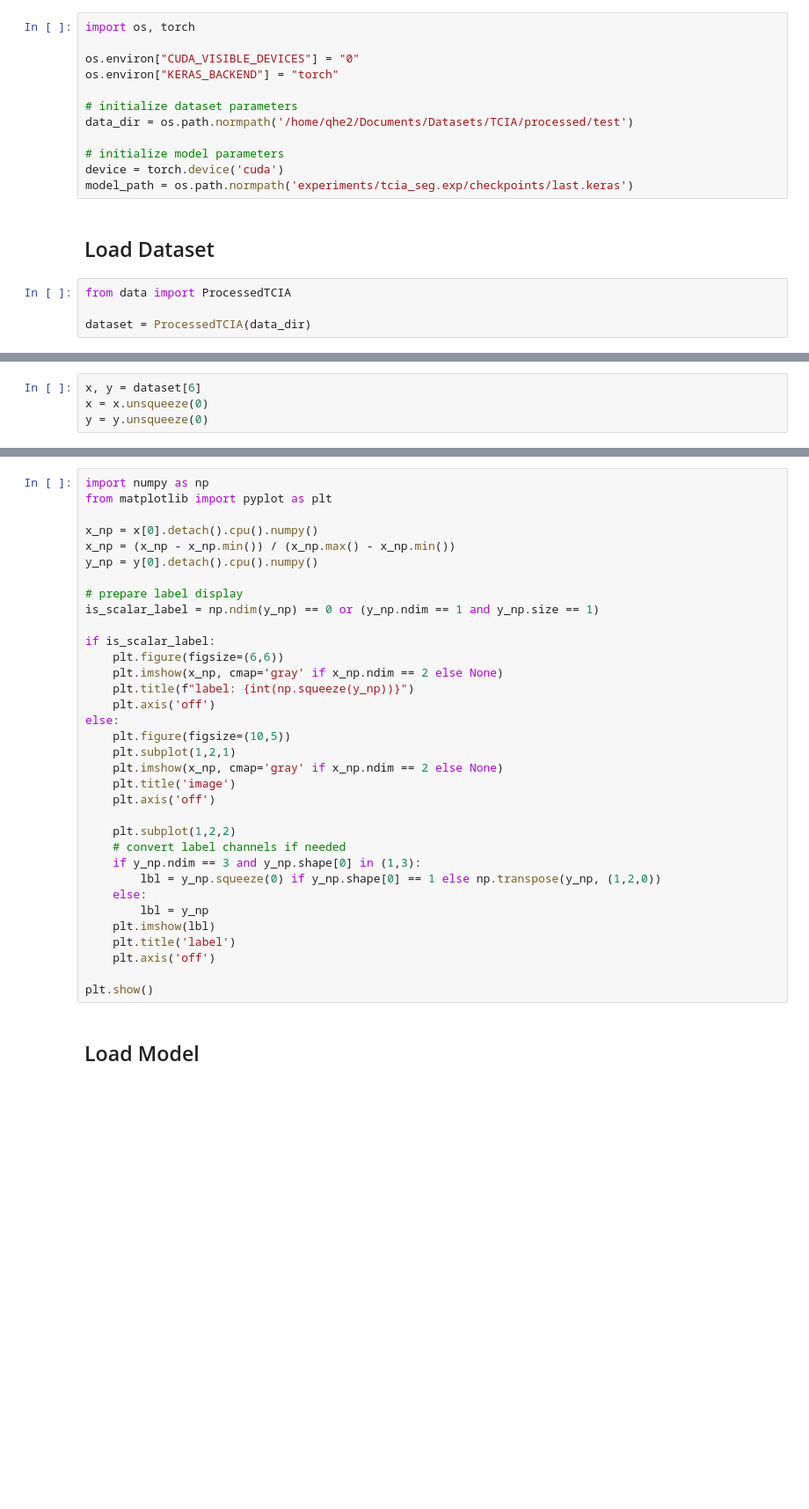
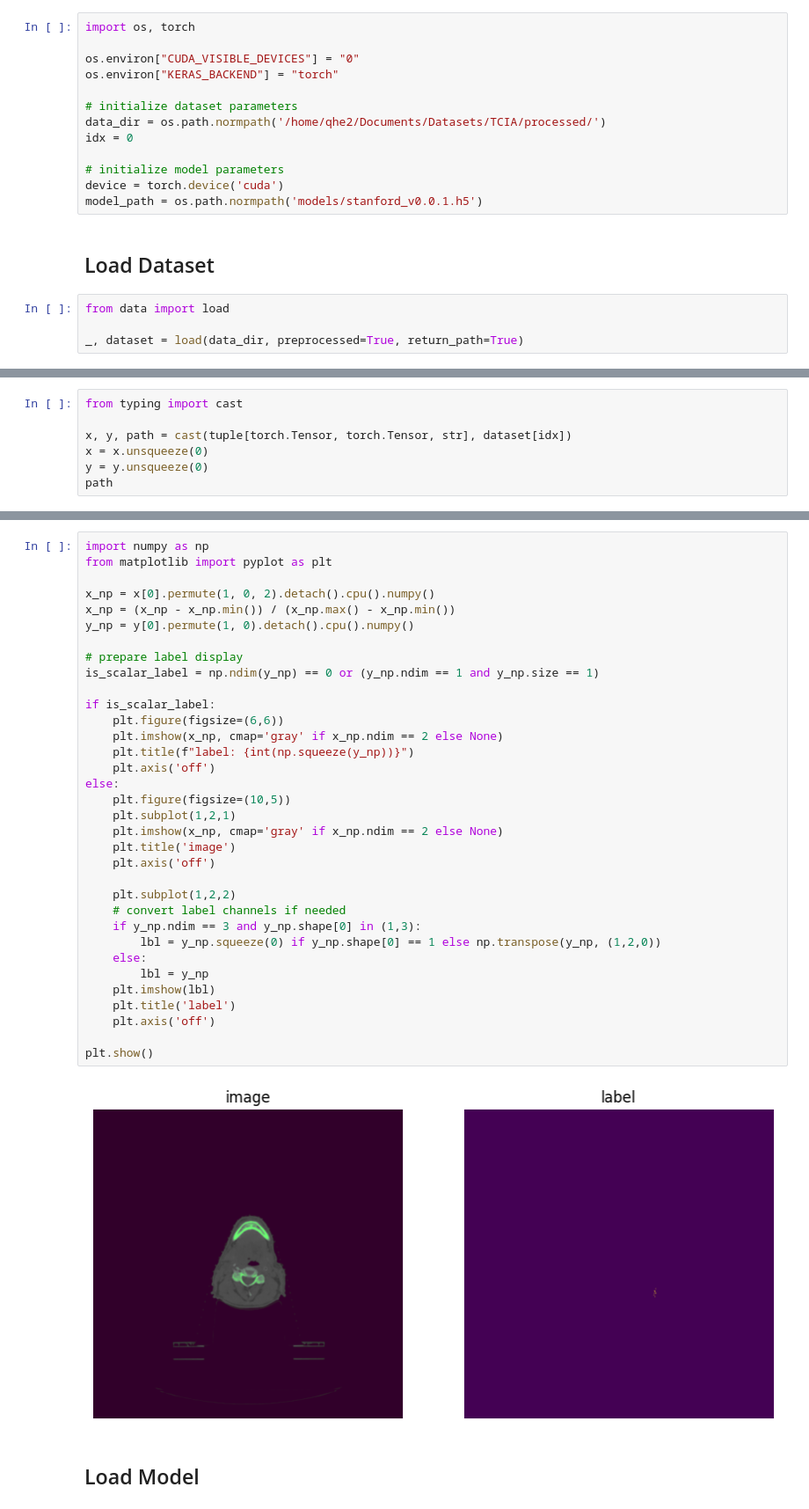
Before and after one commit to kisonho/comp2comp, a Jupyter notebook: eval.ipynb, the cells around one changed output, grey strips where cells are left out. Shown at 88% size. Drawn from its saved outputs; the diff is of its cells as text; blank space fills up the shorter version.

```diff
--- a/eval.ipynb
+++ b/eval.ipynb
@@ -7,14 +7,15 @@ os.environ["CUDA_VISIBLE_DEVICES"] = "0"
 os.environ["KERAS_BACKEND"] = "torch"
 
 # initialize dataset parameters
-data_dir = os.path.normpath('/home/qhe2/Documents/Datasets/TCIA/processed/test')
+data_dir = os.path.normpath('/home/qhe2/Documents/Datasets/TCIA/processed/')
+idx = 0
 
 # initialize model parameters
 device = torch.device('cuda')
-model_path = os.path.normpath('experiments/tcia_seg.exp/checkpoints/last.keras')
+model_path = os.path.normpath('models/stanford_v0.0.1.h5')
 # %% [markdown]
 ## Load Dataset
 # %%
-from data import ProcessedTCIA
+from data import load
 
-dataset = ProcessedTCIA(data_dir)
+_, dataset = load(data_dir, preprocessed=True, return_path=True)
@@ -21,4 +30,7 @@ dataset = ProcessedTCIA(data_dir)
 # %%
-x, y = dataset[6]
+from typing import cast
+
+x, y, path = cast(tuple[torch.Tensor, torch.Tensor, str], dataset[idx])
 x = x.unsqueeze(0)
 y = y.unsqueeze(0)
+path
@@ -30,36 +48,38 @@ x.max(), x.min(), y.max(), y.min()
 import numpy as np
 from matplotlib import pyplot as plt
 
-x_np = x[0].detach().cpu().numpy()
+x_np = x[0].permute(1, 0, 2).detach().cpu().numpy()
 x_np = (x_np - x_np.min()) / (x_np.max() - x_np.min())
-y_np = y[0].detach().cpu().numpy()
+y_np = y[0].permute(1, 0).detach().cpu().numpy()
 
 # prepare label display
 is_scalar_label = np.ndim(y_np) == 0 or (y_np.ndim == 1 and y_np.size == 1)
 
 if is_scalar_label:
     plt.figure(figsize=(6,6))
     plt.imshow(x_np, cmap='gray' if x_np.ndim == 2 else None)
     plt.title(f"label: {int(np.squeeze(y_np))}")
     plt.axis('off')
 else:
     plt.figure(figsize=(10,5))
     plt.subplot(1,2,1)
     plt.imshow(x_np, cmap='gray' if x_np.ndim == 2 else None)
     plt.title('image')
     plt.axis('off')
 
     plt.subplot(1,2,2)
     # convert label channels if needed
     if y_np.ndim == 3 and y_np.shape[0] in (1,3):
         lbl = y_np.squeeze(0) if y_np.shape[0] == 1 else np.transpose(y_np, (1,2,0))
     else:
         lbl = y_np
     plt.imshow(lbl)
     plt.title('label')
     plt.axis('off')
 
 plt.show()
+# %% [output]
+[figure, added]
 # %% [markdown]
 ## Load Model
 # %%
```
Also changed, not shown: parts of 10 cells of this notebook, 22 other files.
